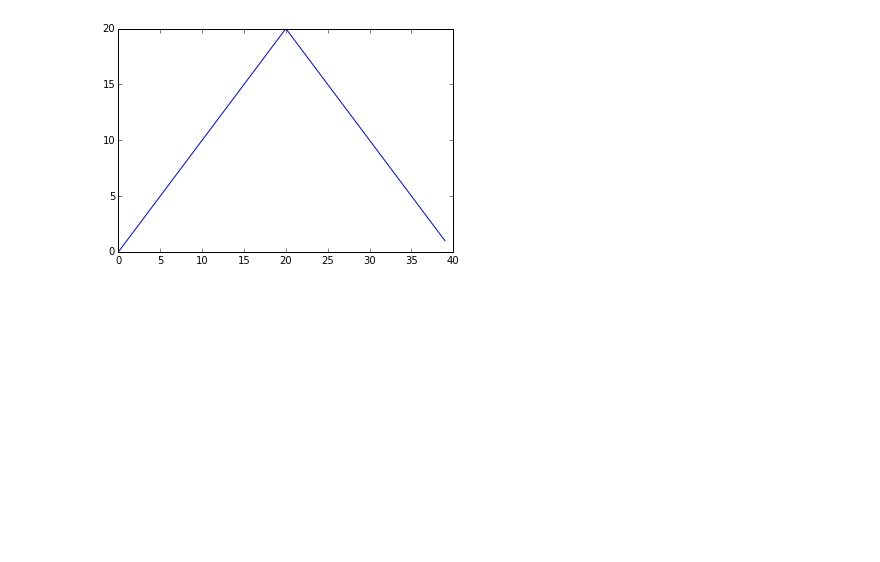
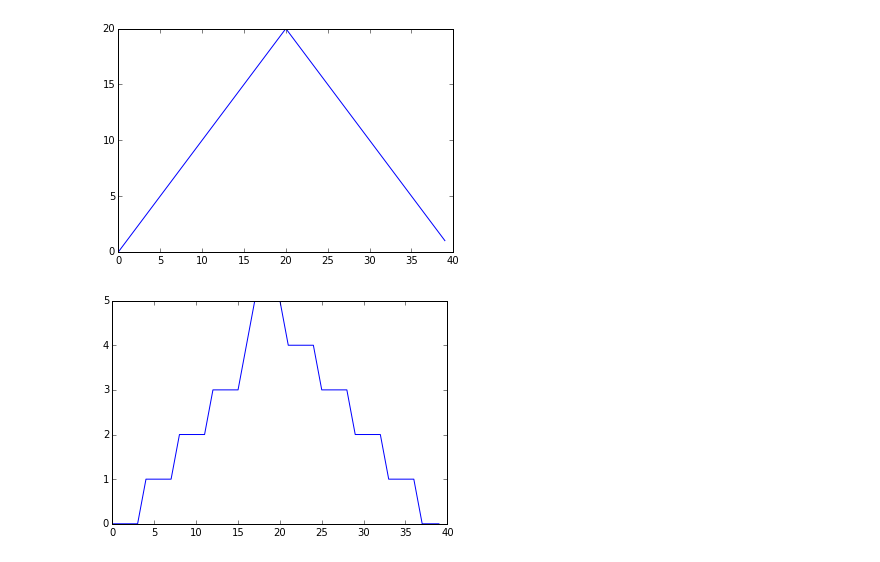
Before and after one commit to story645/ccny_software_carpentary, a Jupyter notebook: morning_session.ipynb, the cells around one changed output. Saved outputs shown, nothing was run; the diff lists cells and outputs as text; code cells hidden in the pictures; blank space fills up the shorter version.

Commit message:
empty subplots and figures

```diff
--- a/morning_session.ipynb
+++ b/morning_session.ipynb
@@ -168,3 +168,9 @@ max_inflammation = data.max(axis=0)
 max_plot = matplotlib.pyplot.plot(max_inflammation)
 # %% [output]
 [figure]
+# %%
+#now do the min
+min_inflammation = data.min(axis=0)
+min_plot = matplotlib.pyplot.plot(min_inflammation)
+# %% [output]
+[figure, added]
```
Also changed, not shown: parts of 1 cell of this notebook.
